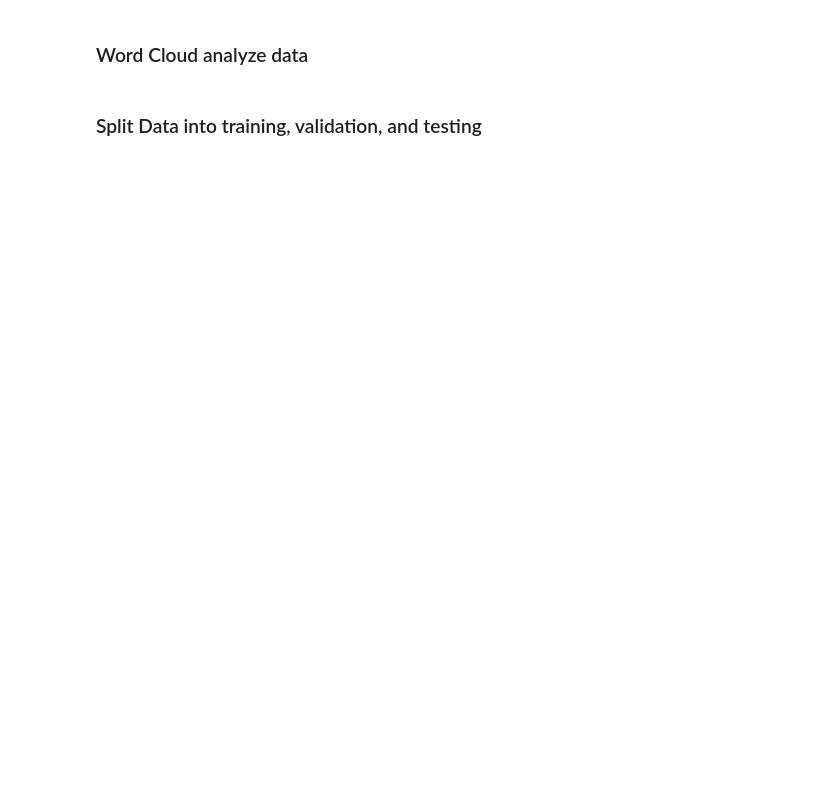
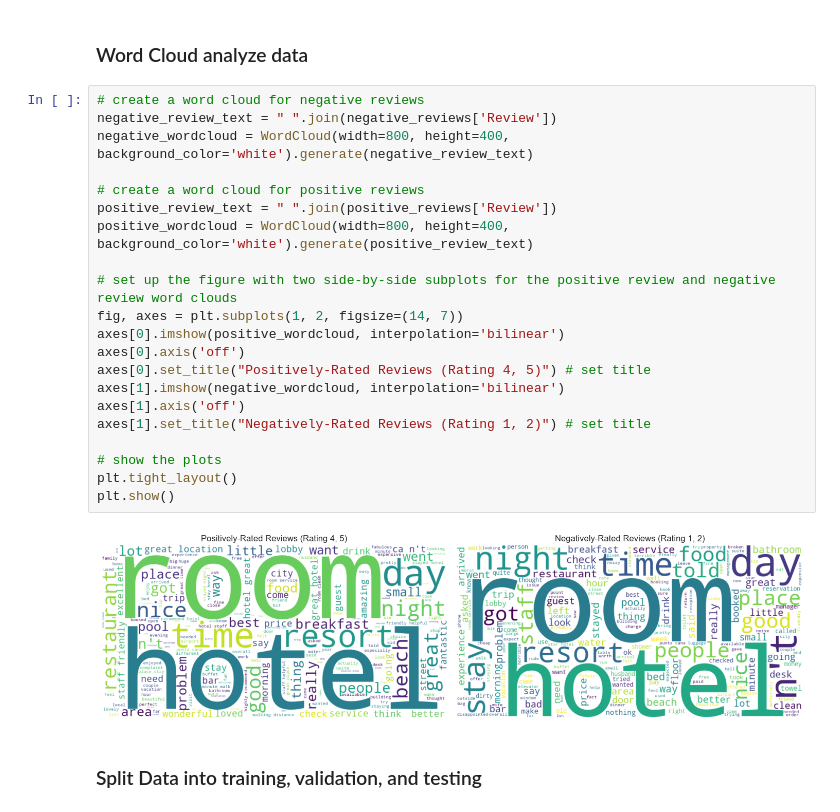
Before and after one commit to kevinyi901/W207, a Jupyter notebook: W207_Final.ipynb, the cells around one changed output. Cells and saved outputs as stored; diff of their text form; blank space fills up the shorter version.

```diff
--- a/W207_Final.ipynb
+++ b/W207_Final.ipynb
@@ -71,4 +123,27 @@ There is a large spread in compensation, ranging from around 250,000 to 100 mill
 # %% [markdown]
 ### Word Cloud analyze data
+# %%
+# create a word cloud for negative reviews
+negative_review_text = " ".join(negative_reviews['Review'])
+negative_wordcloud = WordCloud(width=800, height=400, background_color='white').generate(negative_review_text)
+
+# create a word cloud for positive reviews
+positive_review_text = " ".join(positive_reviews['Review'])
+positive_wordcloud = WordCloud(width=800, height=400, background_color='white').generate(positive_review_text)
+
+# set up the figure with two side-by-side subplots for the positive review and negative review word clouds
+fig, axes = plt.subplots(1, 2, figsize=(14, 7))
+axes[0].imshow(positive_wordcloud, interpolation='bilinear')
+axes[0].axis('off')
+axes[0].set_title("Positively-Rated Reviews (Rating 4, 5)") # set title
+axes[1].imshow(negative_wordcloud, interpolation='bilinear')
+axes[1].axis('off')
+axes[1].set_title("Negatively-Rated Reviews (Rating 1, 2)") # set title
+
+# show the plots
+plt.tight_layout()
+plt.show()
+# %% [output]
+[figure, added]
 # %% [markdown]
 ### Split Data into training, validation, and testing
```
Also changed, not shown: parts of 6 cells of this notebook.
